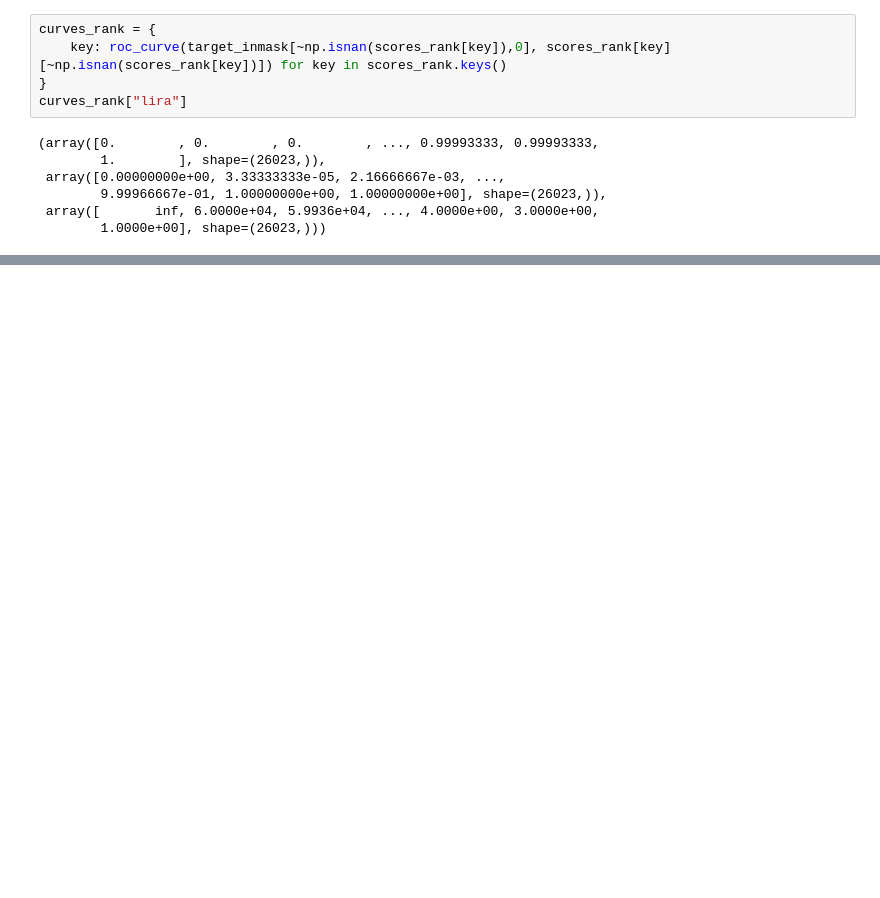
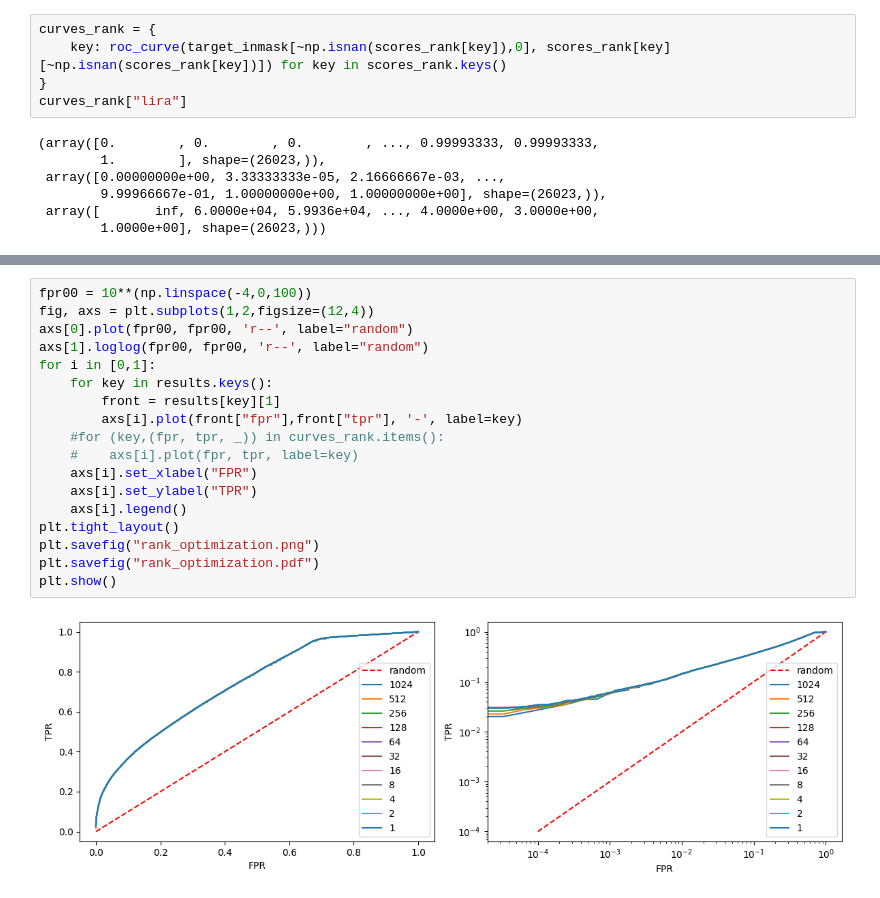
Before and after one commit to aidotse/LeakPro, a Jupyter notebook: examples/mia/cifar/B4_disparity.ipynb, the cells around one changed output, grey strips where cells are left out. Drawn from its saved outputs; the diff is of its cells as text; blank space fills up the shorter version.

```diff
--- a/examples/mia/cifar/B4_disparity.ipynb
+++ b/examples/mia/cifar/B4_disparity.ipynb
@@ -212,0 +386,20 @@ plt.show()
+# %%
+fpr00 = 10**(np.linspace(-4,0,100))
+fig, axs = plt.subplots(1,2,figsize=(12,4))
+axs[0].plot(fpr00, fpr00, 'r--', label="random")
+axs[1].loglog(fpr00, fpr00, 'r--', label="random")
+for i in [0,1]:
+    for key in results.keys():
+        front = results[key][1]
+        axs[i].plot(front["fpr"],front["tpr"], '-', label=key)
+    #for (key,(fpr, tpr, _)) in curves_rank.items():
+    #    axs[i].plot(fpr, tpr, label=key)
+    axs[i].set_xlabel("FPR")
+    axs[i].set_ylabel("TPR")
+    axs[i].legend()
+plt.tight_layout()
+plt.savefig("rank_optimization.png")
+plt.savefig("rank_optimization.pdf")
+plt.show()
+# %% [output]
+[figure, added]
```
Also changed, not shown: parts of 27 cells of this notebook, 4 other files.
